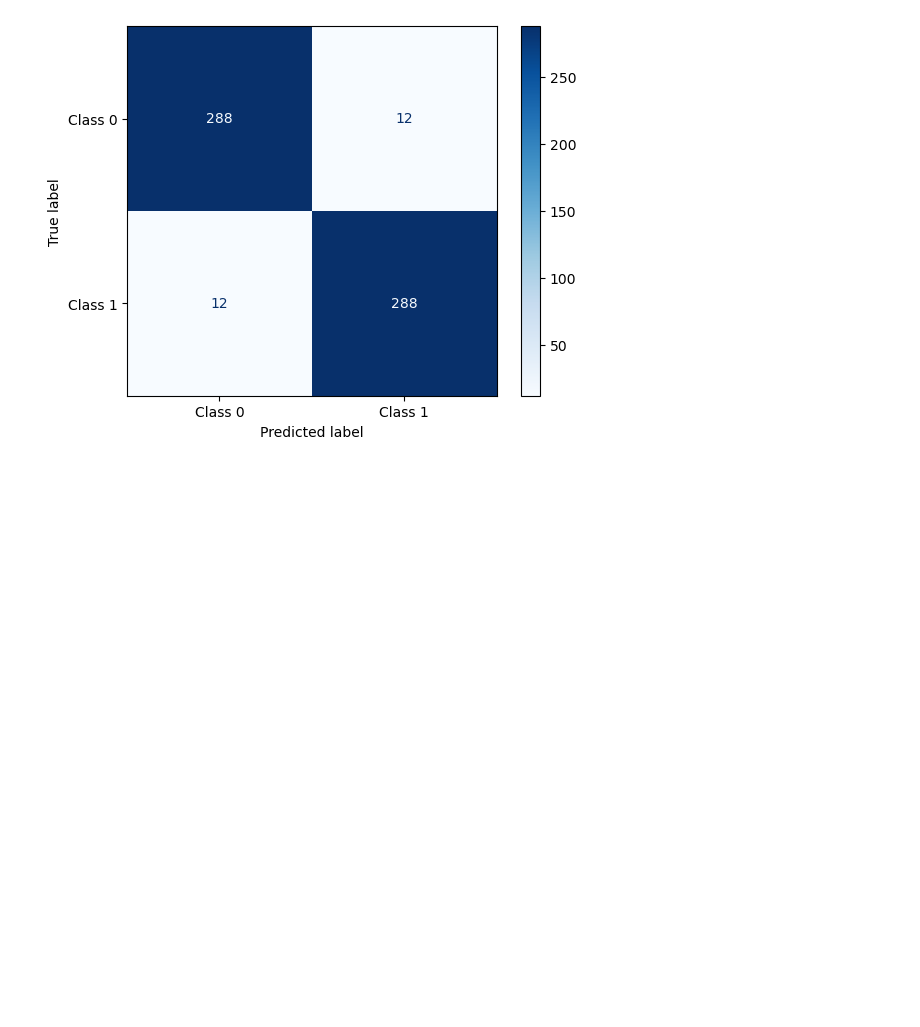
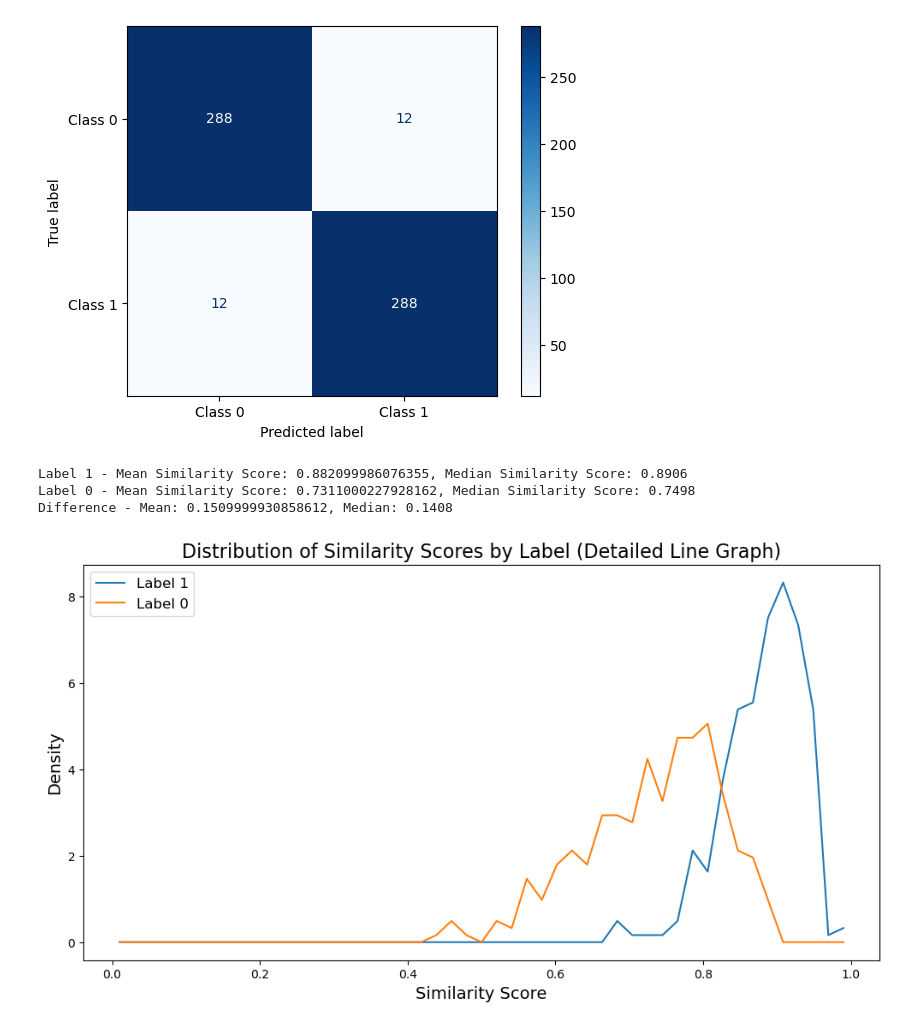
Before and after one commit to Tim60161/workproject_matching_algo, a Jupyter notebook: model_testing.ipynb, the cells around one changed output. Drawn from its saved outputs; the diff is of its cells as text; code cells hidden in the pictures; blank space fills up the shorter version.

```diff
--- a/model_testing.ipynb
+++ b/model_testing.ipynb
@@ -224,3 +120,7 @@ df_result
+# %%
+df_result = main_synth_df(df_synth_data)
+
+df_result.head(3)
 # %%
 # Add a new column 'label_predicted' where top 3 resumes = 1 and the rest = 0
 df_result = df_result.sort_values(['JD_ID', 'Similarity_score'], ascending=[True, False])
@@ -263,6 +163,58 @@ disp.plot(cmap="Blues", values_format="d")
 # %% [output]
 <sklearn.metrics._plot.confusion_matrix.ConfusionMatrixDisplay at 0x...>
 [figure]
+# %%
+# Calculate mean and median similarity scores for label = 1
+mean_label_1 = round(df_result[df_result['label'] == 1]['Similarity_score'].mean(), 4)
+median_label_1 = round(df_result[df_result['label'] == 1]['Similarity_score'].median(), 4)
+
+# Calculate mean and median similarity scores for label = 0
+mean_label_0 = round(df_result[df_result['label'] == 0]['Similarity_score'].mean(), 4)
+median_label_0 = round(df_result[df_result['label'] == 0]['Similarity_score'].median(), 4)
+
+# Calculate differences between label 1 and label 0
+mean_difference = round(mean_label_1 - mean_label_0, 4)
+median_difference = round(median_label_1 - median_label_0, 4)
+
+# Output the results
+print(f"Label 1 - Mean Similarity Score: {mean_label_1}, Median Similarity Score: {median_label_1}")
+print(f"Label 0 - Mean Similarity Score: {mean_label_0}, Median Similarity Score: {median_label_0}")
+print(f"Difference - Mean: {mean_difference}, Median: {median_difference}")
+# %% [output]
+Label 1 - Mean Similarity Score: 0.882099986076355, Median Similarity Score: 0.8906
+Label 0 - Mean Similarity Score: 0.7311000227928162, Median Similarity Score: 0.7498
+Difference - Mean: 0.1509999930858612, Median: 0.1408
+# %%
+import matplotlib.pyplot as plt
+import numpy as np
+
+# Separate similarity scores for label = 1 and label = 0
+scores_label_1 = df_result[df_result['label'] == 1]['Similarity_score']
+scores_label_0 = df_result[df_result['label'] == 0]['Similarity_score']
+
+# Create histogram data for both labels with more bins (50 bins)
+bins = np.linspace(0, 1, 50)  # Define bins from 0 to 1 for the similarity scores
+hist_label_1, _ = np.histogram(scores_label_1, bins=bins, density=True)
+hist_label_0, _ = np.histogram(scores_label_0, bins=bins, density=True)
+
+# Calculate the bin centers for the line plot
+bin_centers = (bins[:-1] + bins[1:]) / 2
+
+# Plot the line graph
+plt.figure(figsize=(12, 6))
+plt.plot(bin_centers, hist_label_1, label='Label 1')
+plt.plot(bin_centers, hist_label_0, label='Label 0')
+
+# Add titles and labels
+plt.title('Distribution of Similarity Scores by Label (Detailed Line Graph)', fontsize=16)
+plt.xlabel('Similarity Score', fontsize=14)
+plt.ylabel('Density', fontsize=14)
+plt.legend(fontsize=12)
+
+# Display the plot
+plt.show()
+# %% [output]
+[figure, added]
 # %%
 # Filter the rows where "label" and "label_predicted" do not match
 df_mismatched = df_result[df_result['label'] != df_result['label_predicted']]
```
Also changed, not shown: parts of 63 cells of this notebook, 6 other files.
